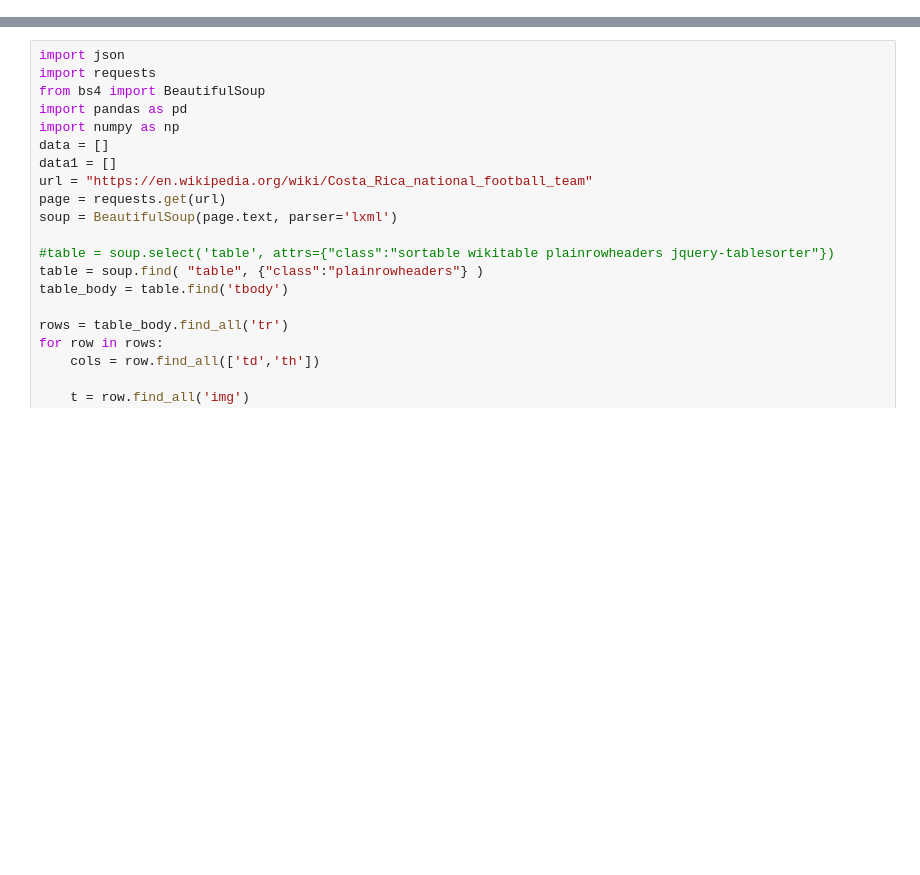
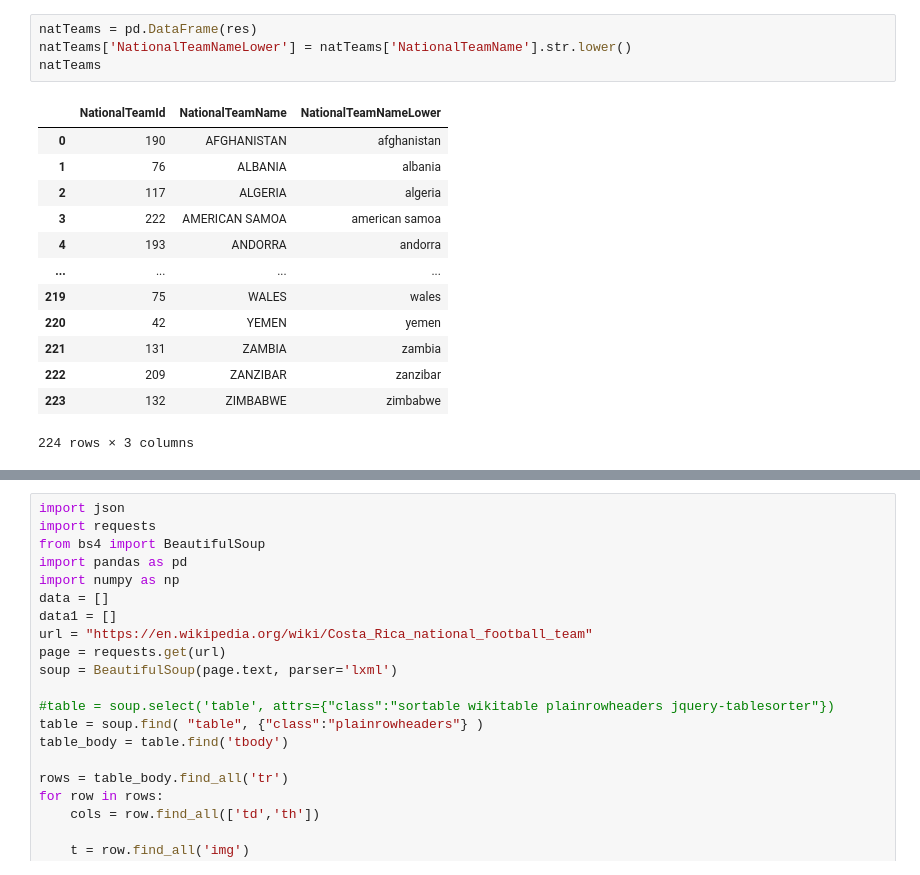
Before and after one commit to bujarkreci/jupyter-project, a Jupyter notebook: callPostgreEx/readTablesFromHTMLWiki.ipynb, the cells around one changed output, grey strips where cells are left out. Saved outputs shown, nothing was run; the diff lists cells and outputs as text; blank space fills up the shorter version.

```diff
--- a/callPostgreEx/readTablesFromHTMLWiki.ipynb
+++ b/callPostgreEx/readTablesFromHTMLWiki.ipynb
@@ -0,0 +22,18 @@
+# %%
+natTeams = pd.DataFrame(res)
+natTeams['NationalTeamNameLower'] = natTeams['NationalTeamName'].str.lower()
+natTeams
+# %% [output]
+|  | NationalTeamId | NationalTeamName | NationalTeamNameLower |
+| 0 | 190 | AFGHANISTAN | afghanistan |
+| 1 | 76 | ALBANIA | albania |
+| 2 | 117 | ALGERIA | algeria |
+| 3 | 222 | AMERICAN SAMOA | american samoa |
+| 4 | 193 | ANDORRA | andorra |
+| ... | ... | ... | ... |
+| 219 | 75 | WALES | wales |
+| 220 | 42 | YEMEN | yemen |
+| 221 | 131 | ZAMBIA | zambia |
+| 222 | 209 | ZANZIBAR | zanzibar |
+| 223 | 132 | ZIMBABWE | zimbabwe |
+224 rows × 3 columns
```
Also changed, not shown: parts of 4 cells of this notebook, 3 other files.
